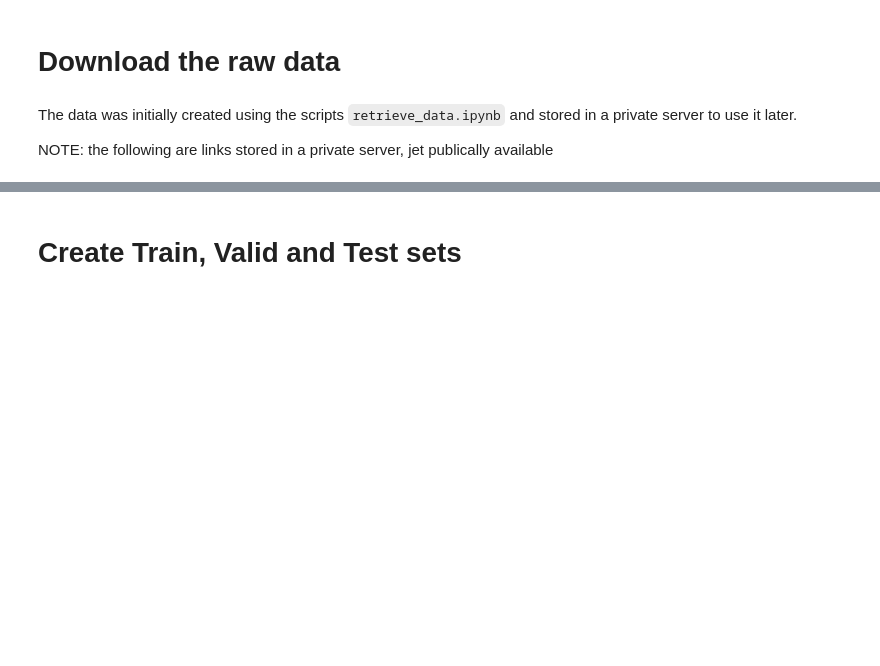
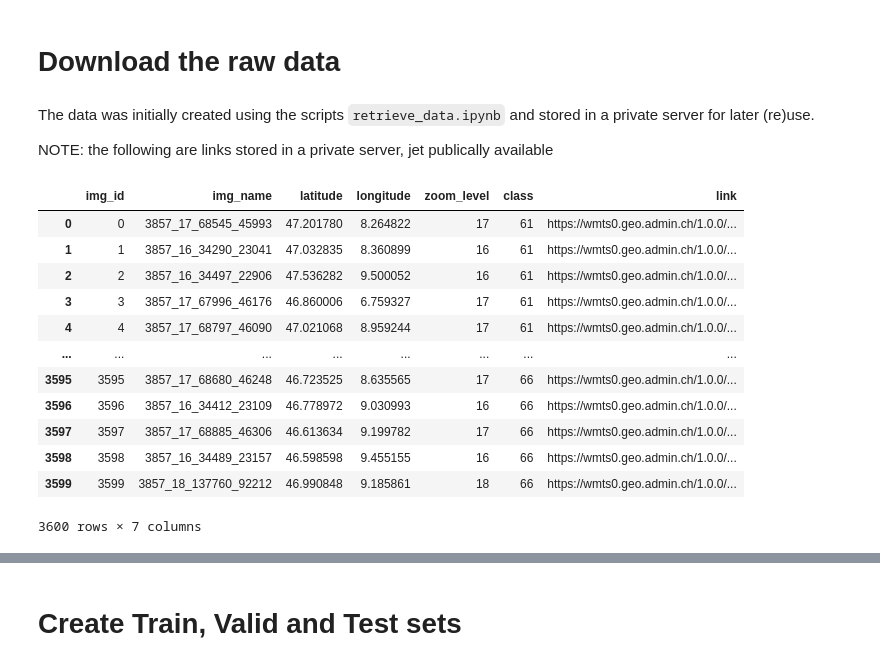
Before and after one commit to tololojo/AML_FinalProject, a Jupyter notebook: scripts/dataclass.ipynb, the cells around one changed output, grey strips where cells are left out. Cells and saved outputs as stored; diff of their text form; code cells hidden in the pictures; blank space fills up the shorter version.

```diff
--- a/scripts/dataclass.ipynb
+++ b/scripts/dataclass.ipynb
@@ -238,6 +237,29 @@ train_transforms = transforms.Compose(
 # %% [markdown]
 # Download the raw data
 # %% [markdown]
-The data was initially created using the scripts `retrieve_data.ipynb` and stored in a private server to use it later.
+The data was initially created using the scripts `retrieve_data.ipynb` and stored in a private server for later (re)use.
 
 NOTE: the following are links stored in a private server, jet publically available
+# %%
+# raw_data_csv_file_link = "https://perritos.myasustor.com:3853/portal/apis/fileExplorer/download.cgi?act=download&link=EKxhA76k9&link_session_id=cDXOk9eeE9Es2a1JU1IOvA00&total=1&browser=firefox&mod_cntype=0&path=%2FRuben%2Fdatasets%2Ffetched_raw_imgs_via_api&file=metadata.csv"
+raw_data_csv_file_link = "https://perritos.myasustor.com:1985/metadata.csv"
+# only working locally
+# raw_data_csv_file_link =
+# "/Volumes/Ruben/datasets/fetched_raw_imgs_via_api/metadata.csv"
+
+metadata_raw_df = pd.read_csv(raw_data_csv_file_link, index_col=0)
+metadata_raw_df
+# %% [output]
+|  | img_id | img_name | latitude | longitude | zoom_level | class | link |
+| 0 | 0 | 3857_17_68545_45993 | 47.201780 | 8.264822 | 17 | 61 | https://wmts0.geo.admin.ch/1.0.0/... |
+| 1 | 1 | 3857_16_34290_23041 | 47.032835 | 8.360899 | 16 | 61 | https://wmts0.geo.admin.ch/1.0.0/... |
+| 2 | 2 | 3857_16_34497_22906 | 47.536282 | 9.500052 | 16 | 61 | https://wmts0.geo.admin.ch/1.0.0/... |
+| 3 | 3 | 3857_17_67996_46176 | 46.860006 | 6.759327 | 17 | 61 | https://wmts0.geo.admin.ch/1.0.0/... |
+| 4 | 4 | 3857_17_68797_46090 | 47.021068 | 8.959244 | 17 | 61 | https://wmts0.geo.admin.ch/1.0.0/... |
+| ... | ... | ... | ... | ... | ... | ... | ... |
+| 3595 | 3595 | 3857_17_68680_46248 | 46.723525 | 8.635565 | 17 | 66 | https://wmts0.geo.admin.ch/1.0.0/... |
+| 3596 | 3596 | 3857_16_34412_23109 | 46.778972 | 9.030993 | 16 | 66 | https://wmts0.geo.admin.ch/1.0.0/... |
+| 3597 | 3597 | 3857_17_68885_46306 | 46.613634 | 9.199782 | 17 | 66 | https://wmts0.geo.admin.ch/1.0.0/... |
+| 3598 | 3598 | 3857_16_34489_23157 | 46.598598 | 9.455155 | 16 | 66 | https://wmts0.geo.admin.ch/1.0.0/... |
+| 3599 | 3599 | 3857_18_137760_92212 | 46.990848 | 9.185861 | 18 | 66 | https://wmts0.geo.admin.ch/1.0.0/... |
+3600 rows × 7 columns
```
Also changed, not shown: parts of 14 cells of this notebook.
